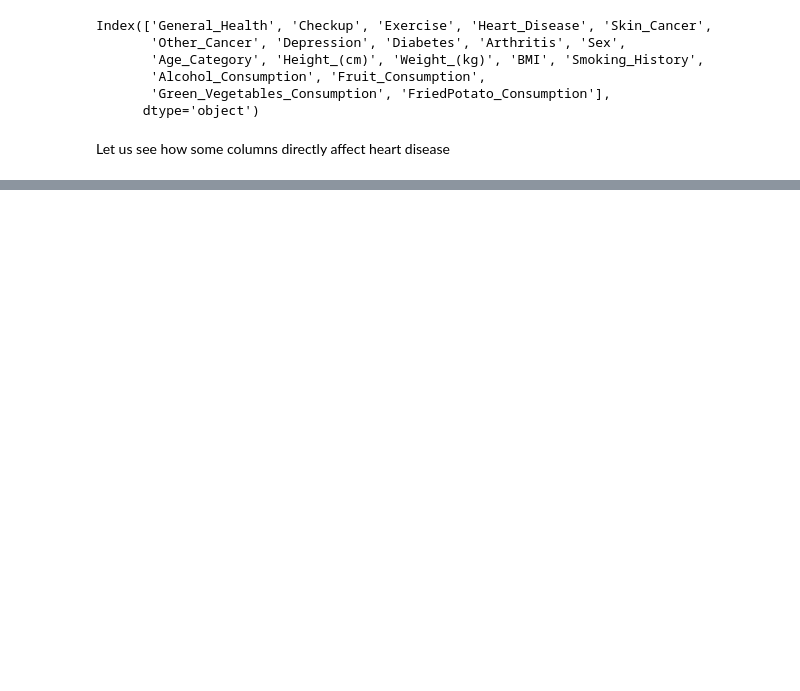
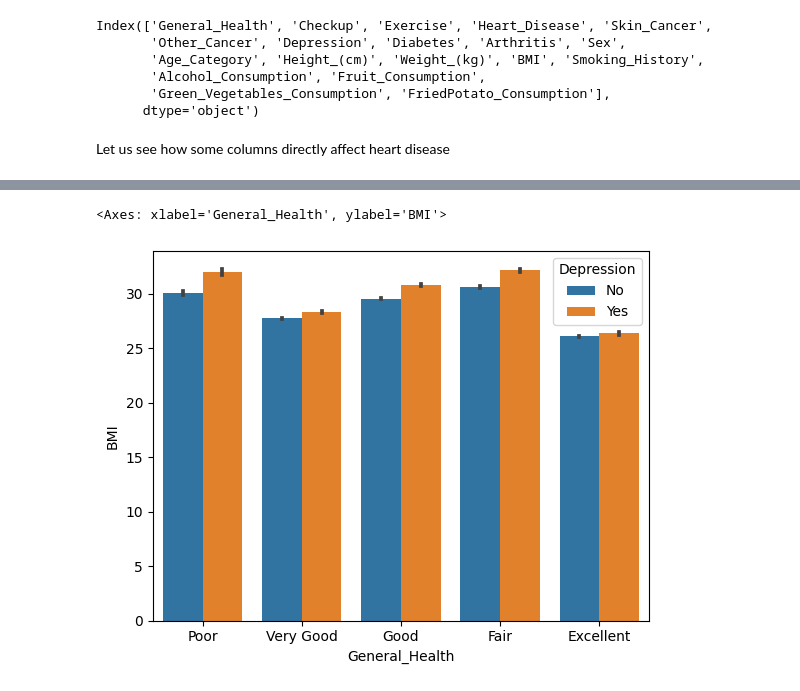
Before and after one commit to Kowallskiy/Cardiovascular-Disease-Risk-Prediction, a Jupyter notebook: Data_Analysis.ipynb, the cells around one changed output, grey strips where cells are left out. Drawn from its saved outputs; the diff is of its cells as text; code cells hidden in the pictures; blank space fills up the shorter version.

```diff
--- a/Data_Analysis.ipynb
+++ b/Data_Analysis.ipynb
@@ -45,0 +59,5 @@ sns.lineplot()
+# %%
+sns.barplot(x="General_Health", y="BMI", hue = "Depression",  data=disease_data)
+# %% [output]
+<Axes: xlabel='General_Health', ylabel='BMI'>
+[figure, added]
```
Also changed, not shown: parts of 8 cells of this notebook.
